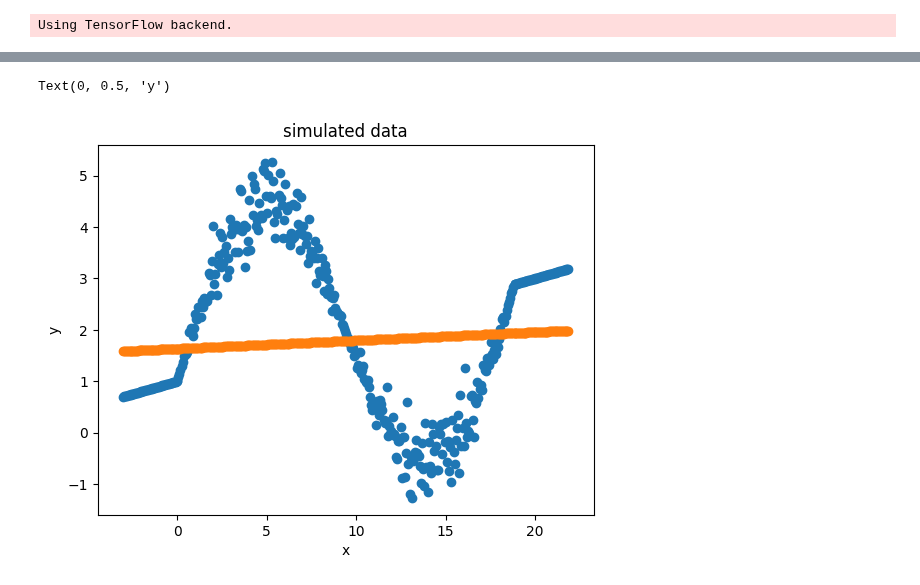
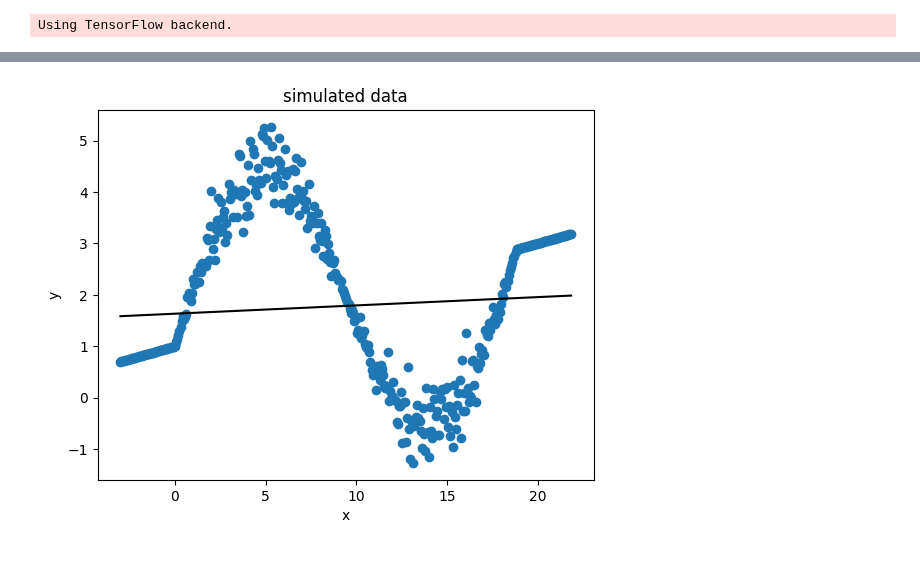
Before and after one commit to tensorchiefs/dl_book, a Jupyter notebook: chapter_04/nb_ch04_03.ipynb, the cells around one changed output, grey strips where cells are left out. Drawn from its saved outputs; the diff is of its cells as text; code cells hidden in the pictures.

```diff
--- a/chapter_04/nb_ch04_03.ipynb
+++ b/chapter_04/nb_ch04_03.ipynb
@@ -86,13 +91,12 @@ model.evaluate(x,y)
 # %%
-plt.scatter(x=x,y=y)
-plt.scatter(x=x,y=model.predict(x))
-
+plt.scatter(x=x,y=y,marker='o')
+plt.plot(x,model.predict(x),c="black")
 plt.title("simulated data")
 plt.xlabel("x")
 plt.ylabel("y")
+plt.show()
 # %% [output]
-Text(0, 0.5, 'y')
-[figure, old version]
+[figure, new version]
 # %%
 model.get_weights()
 # %% [output]
```
Also changed, not shown: parts of 15 cells of this notebook.
